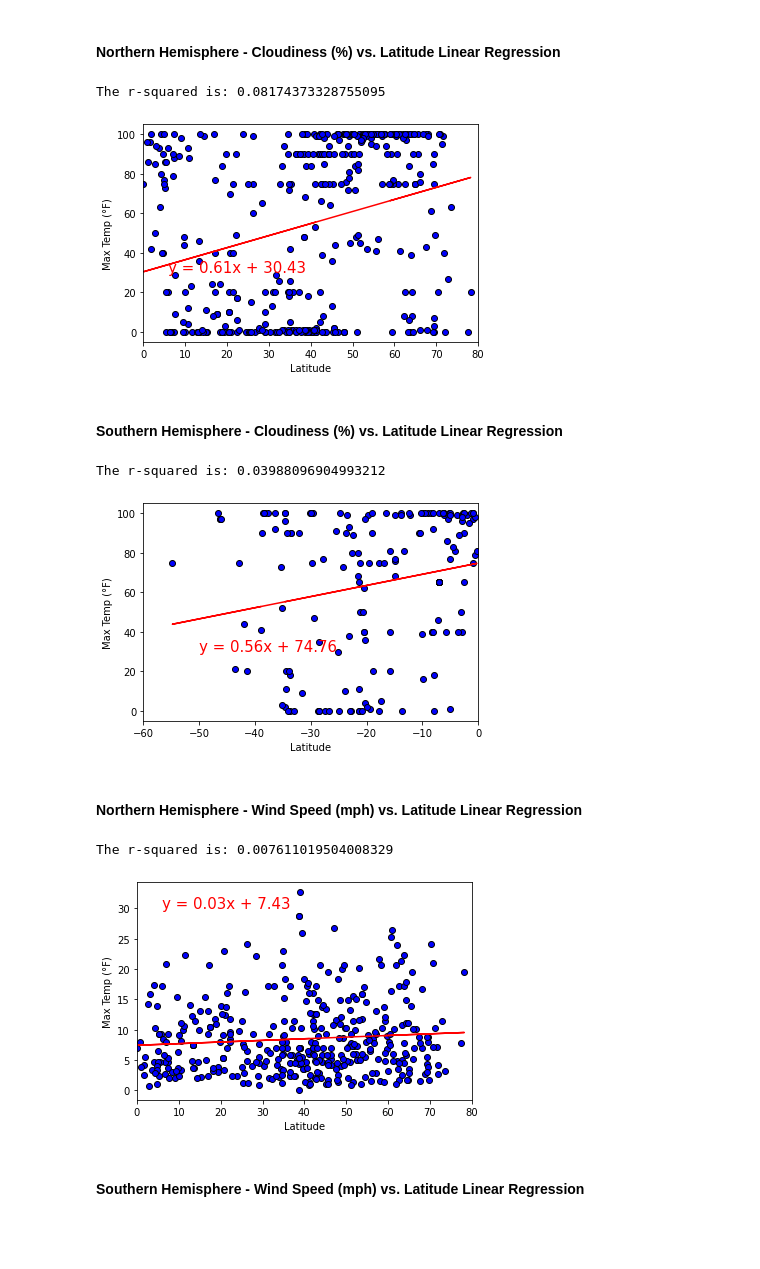
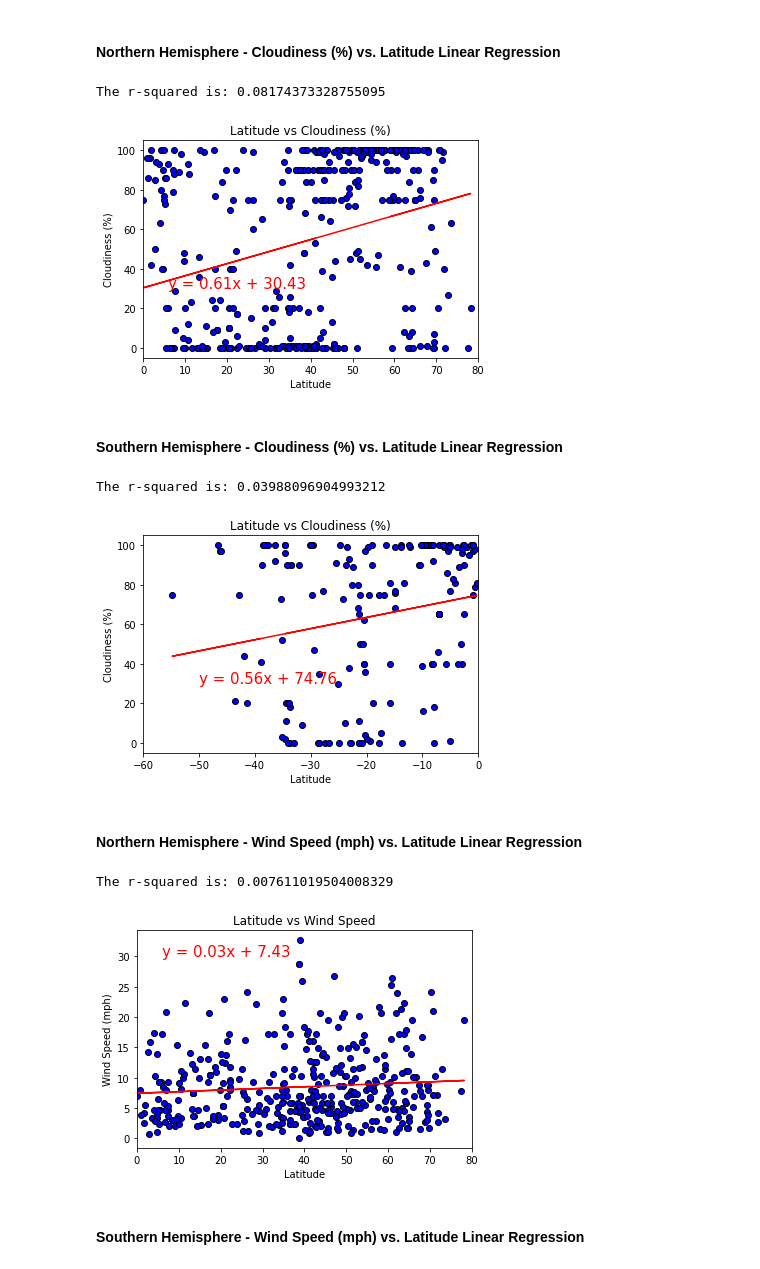
Before and after one commit to tdb219/python-api-challenge, a Jupyter notebook: WeatherPy/WeatherPy.ipynb, the cells around one changed output. Drawn from its saved outputs; the diff is of its cells as text; code cells hidden in the pictures; blank space fills up the shorter version.

```diff
--- a/WeatherPy/WeatherPy.ipynb
+++ b/WeatherPy/WeatherPy.ipynb
@@ -354,22 +366,24 @@ The r-squared is: 0.07121162504386999
 # %%
 # Print out the r-squared value along with the plot.
 x_values = weather_nh['Latitude']
 y_values = weather_nh['Cloudiness (%)']
 (slope, intercept, rvalue, pvalue, stderr) = linregress(x_values, y_values)
 regress_values = x_values * slope + intercept
 line_eq = "y = " + str(round(slope,2)) + "x + " + str(round(intercept,2))
 plt.scatter(x_values, y_values, marker="o", facecolors="blue",
            edgecolors ="black")
 plt.plot(x_values,regress_values,"r-")
 plt.annotate(line_eq,(6,30),fontsize=15,color="red")
+plt.title('Latitude vs Cloudiness (%)')
 plt.xlabel('Latitude')
-plt.ylabel('Max Temp (°F)')
+plt.ylabel('Cloudiness (%)')
 plt.xlim(0,80)
 print(f"The r-squared is: {rvalue**2}")
+plt.savefig("../output_data/fig9.png")
 plt.show()
 # %% [output]
 The r-squared is: 0.08174373328755095
-[figure, old version]
+[figure, new version]
 # %% [markdown]
 ####  Southern Hemisphere - Cloudiness (%) vs. Latitude Linear Regression
 # %%
@@ -383,14 +397,16 @@ plt.scatter(x_values, y_values, marker="o", facecolors="blue",
            edgecolors ="black")
 plt.plot(x_values,regress_values,"r-")
 plt.annotate(line_eq,(-50,30),fontsize=15,color="red")
+plt.title('Latitude vs Cloudiness (%)')
 plt.xlabel('Latitude')
-plt.ylabel('Max Temp (°F)')
+plt.ylabel('Cloudiness (%)')
 plt.xlim(-60,0)
 print(f"The r-squared is: {rvalue**2}")
+plt.savefig("../output_data/fig10.png")
 plt.show()
 # %% [output]
 The r-squared is: 0.03988096904993212
-[figure, old version]
+[figure, new version]
 # %% [markdown]
 ####  Northern Hemisphere - Wind Speed (mph) vs. Latitude Linear Regression
 # %%
@@ -404,14 +420,16 @@ plt.scatter(x_values, y_values, marker="o", facecolors="blue",
            edgecolors ="black")
 plt.plot(x_values,regress_values,"r-")
 plt.annotate(line_eq,(6,30),fontsize=15,color="red")
+plt.title('Latitude vs Wind Speed')
 plt.xlabel('Latitude')
-plt.ylabel('Max Temp (°F)')
+plt.ylabel('Wind Speed (mph)')
 plt.xlim(0,80)
 print(f"The r-squared is: {rvalue**2}")
+plt.savefig("../output_data/fig11.png")
 plt.show()
 # %% [output]
 The r-squared is: 0.007611019504008329
-[figure, old version]
+[figure, new version]
 # %% [markdown]
 ####  Southern Hemisphere - Wind Speed (mph) vs. Latitude Linear Regression
 # %%
```
Also changed, not shown: parts of 9 cells of this notebook, 15 other files.
